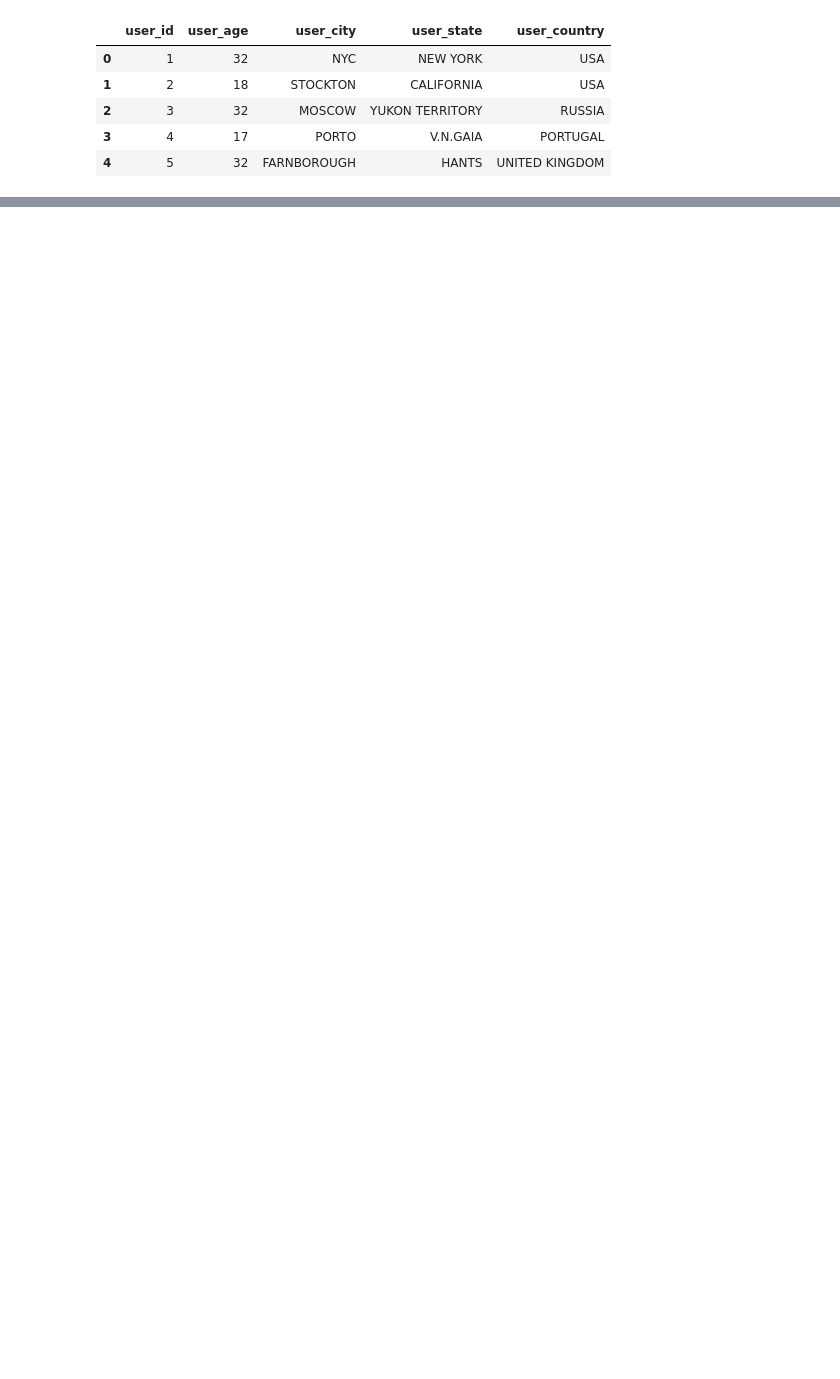
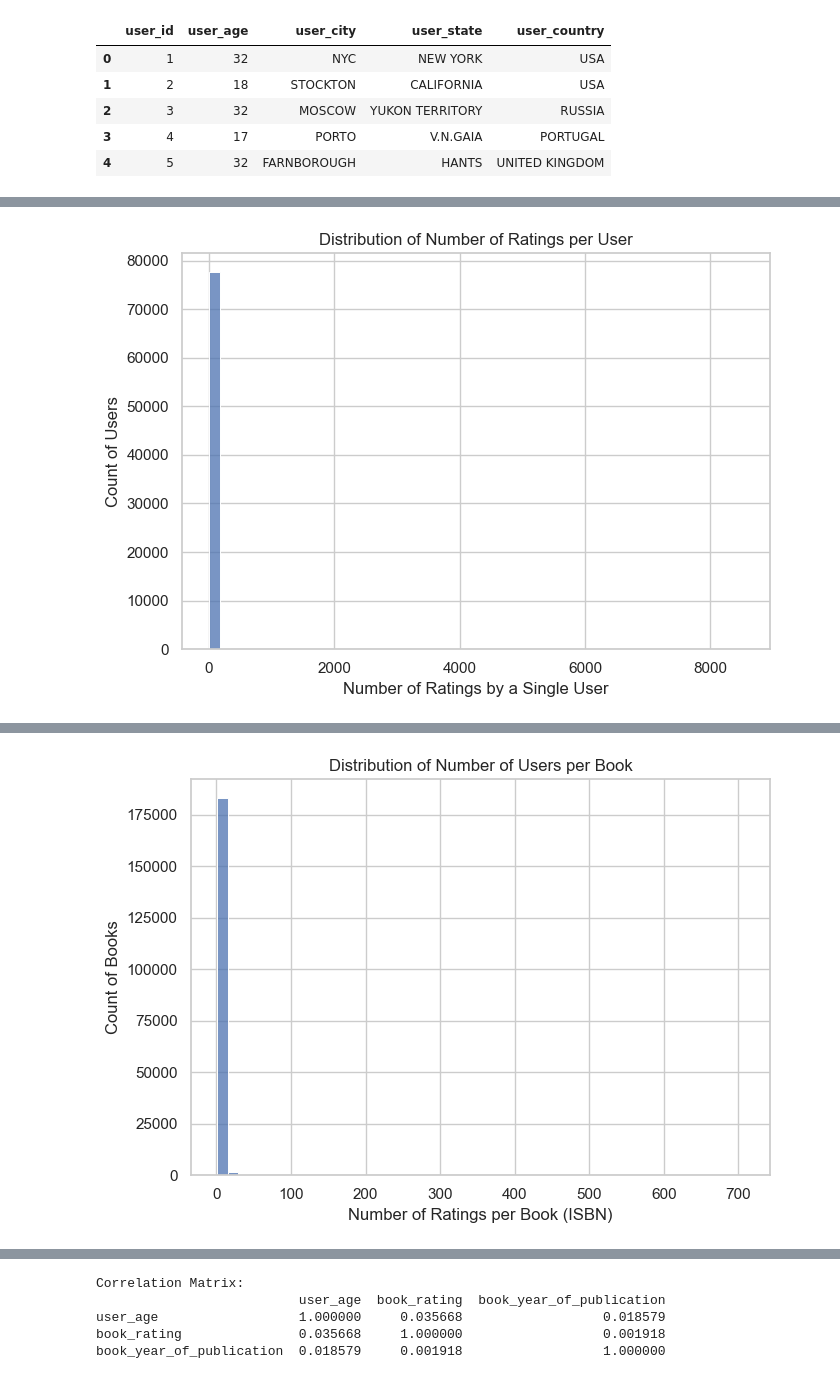
Before and after one commit to anggoletomi/generalized-recommendation-system, a Jupyter notebook: notebooks/01-preprocessing.ipynb, the cells around one changed output, grey strips where cells are left out. Cells and saved outputs as stored; diff of their text form; code cells hidden in the pictures; blank space fills up the shorter version.

```diff
--- a/notebooks/01-preprocessing.ipynb
+++ b/notebooks/01-preprocessing.ipynb
@@ -189,0 +229,71 @@ From the histogram above, we can observe the following:
+# %%
+# Distribution of ratings per user
+user_activity = ratings.groupby('user_id')['isbn'].count().sort_values(ascending=False)
+
+print("User Activity: Number of Rated Items per User")
+print(user_activity.describe())
+
+plt.figure(figsize=(7,5))
+sns.histplot(user_activity, bins=50, kde=False)
+plt.title("Distribution of Number of Ratings per User")
+plt.xlabel("Number of Ratings by a Single User")
+plt.ylabel("Count of Users")
+plt.tight_layout()
+
+user_activity_plot_path = os.path.join("../images", "user_activity_distribution.png")
+plt.savefig(user_activity_plot_path)
+plt.show()
+
+# Distribution of ratings per item (ISBN)
+item_popularity = ratings.groupby('isbn')['user_id'].count().sort_values(ascending=False)
+
+print("Item Popularity: Number of Users per Book")
+print(item_popularity.describe())
+
+plt.figure(figsize=(7,5))
+sns.histplot(item_popularity, bins=50, kde=False)
+plt.title("Distribution of Number of Users per Book")
+plt.xlabel("Number of Ratings per Book (ISBN)")
+plt.ylabel("Count of Books")
+plt.tight_layout()
+
+item_pop_plot_path = os.path.join("../images", "item_popularity_distribution.png")
+plt.savefig(item_pop_plot_path)
+plt.show()
+
+# Top 10 Countries
+top_countries = users['user_country'].value_counts().head(10)
+print(top_countries)
+
+plt.figure(figsize=(7,5))
+sns.barplot(x=top_countries.values, y=top_countries.index)
+plt.title("Top 10 Countries")
+plt.xlabel("Count of Users")
+plt.ylabel("Country")
+plt.tight_layout()
+
+countries_plot_path = os.path.join("../images", "top_10_countries.png")
+plt.savefig(countries_plot_path)
+plt.show()
+
+# Correlation Matrix
+temp_merged = pd.merge(ratings, users, on='user_id', how='inner')
+temp_merged = pd.merge(temp_merged, books, on='isbn', how='inner')
+
+numeric_cols = ['user_age', 'book_rating', 'book_year_of_publication']
+
+numeric_df = temp_merged[numeric_cols].copy()
+corr_matrix = numeric_df.corr()
+
+print("Correlation Matrix:")
+print(corr_matrix)
+
+plt.figure(figsize=(5,4))
+sns.heatmap(corr_matrix, annot=True, cmap='Blues', vmin=-1, vmax=1)
+plt.title("Correlation Heatmap")
+plt.tight_layout()
+
+corr_plot_path = os.path.join("../images", "numeric_correlation_heatmap.png")
+plt.savefig(corr_plot_path)
+plt.show()
+# %% [output]
@@ -189,0 +310 @@ From the histogram above, we can observe the following:
+[figure, added]
@@ -189,0 +321 @@ From the histogram above, we can observe the following:
+[figure, added]
@@ -189,0 +335,5 @@ From the histogram above, we can observe the following:
+Correlation Matrix:
+                          user_age  book_rating  book_year_of_publication
+user_age                  1.000000     0.035668                  0.018579
+book_rating               0.035668     1.000000                  0.001918
+book_year_of_publication  0.018579     0.001918                  1.000000
```
Also changed, not shown: parts of 16 cells of this notebook.
